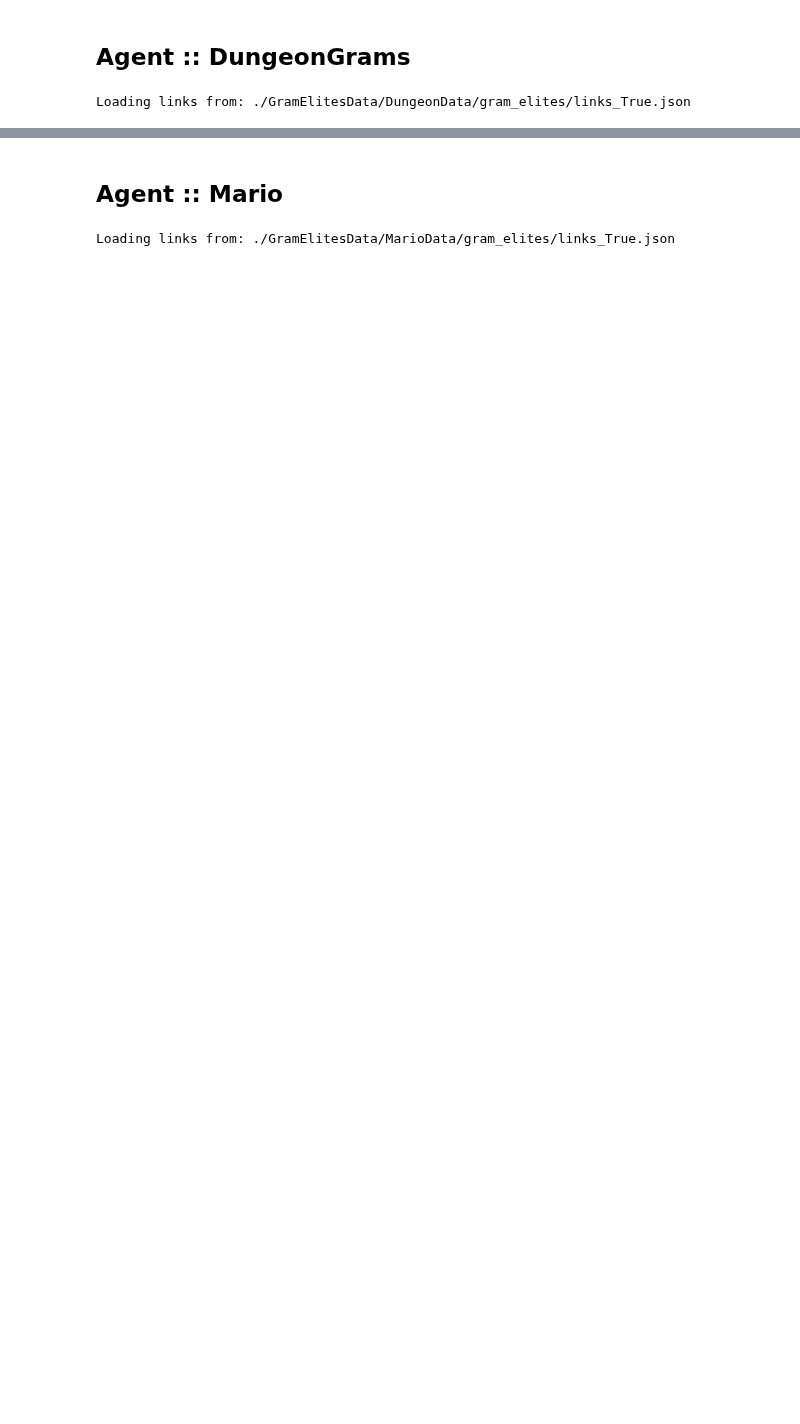
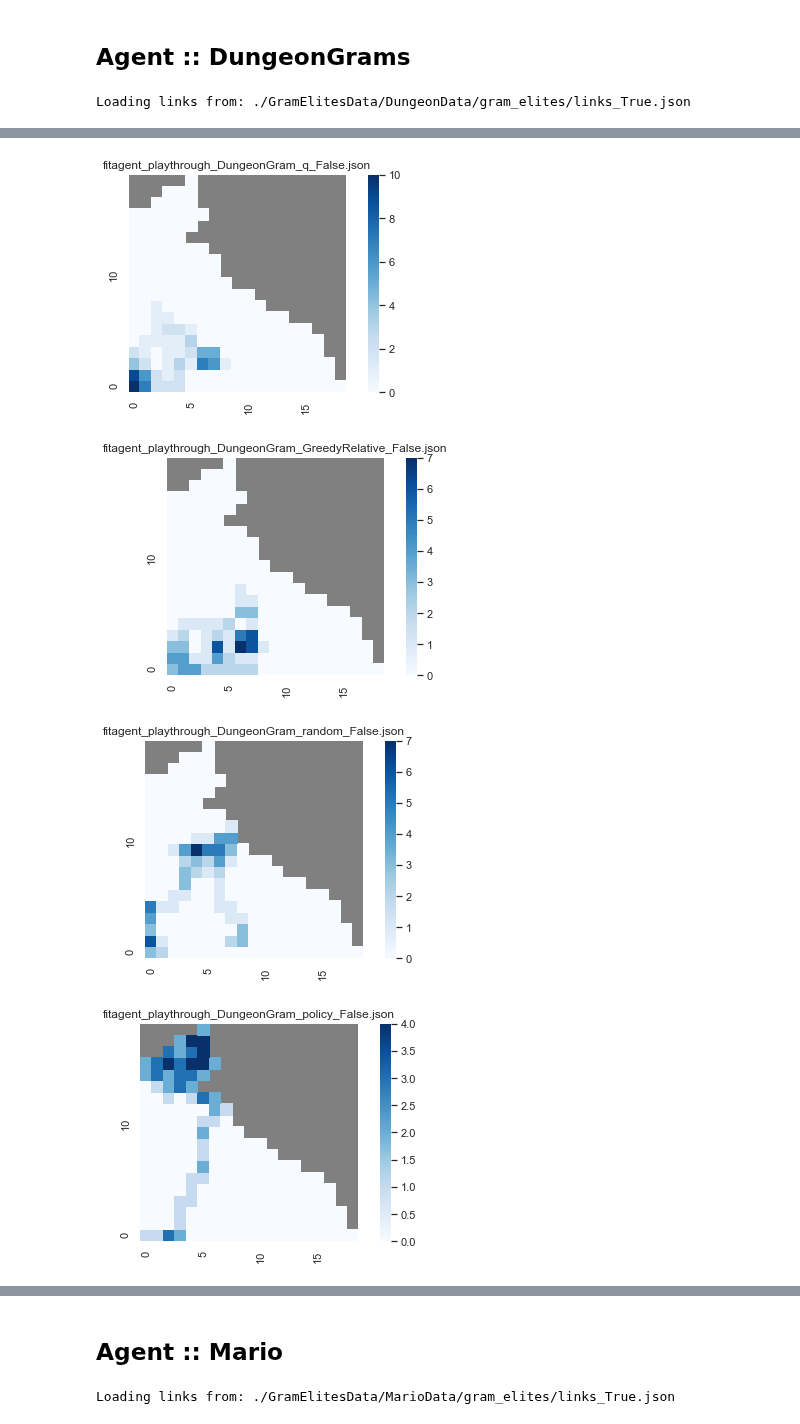
Before and after one commit to crowdgames/mdp-level-assembly, a Jupyter notebook: Analysis.ipynb, the cells around one changed output, grey strips where cells are left out. Drawn from its saved outputs; the diff is of its cells as text; code cells hidden in the pictures; blank space fills up the shorter version.

```diff
--- a/Analysis.ipynb
+++ b/Analysis.ipynb
@@ -116,0 +130,8 @@ plot_reward_over_time(playthroughs)
+# %%
+for filename, data in playthroughs:
+    heatmap(data, graph, filename, config.MAX_BC)
+# %% [output]
+[figure, added]
+[figure, added]
+[figure, added]
+[figure, added]
```
Also changed, not shown: parts of 19 cells of this notebook, 6 other files.
